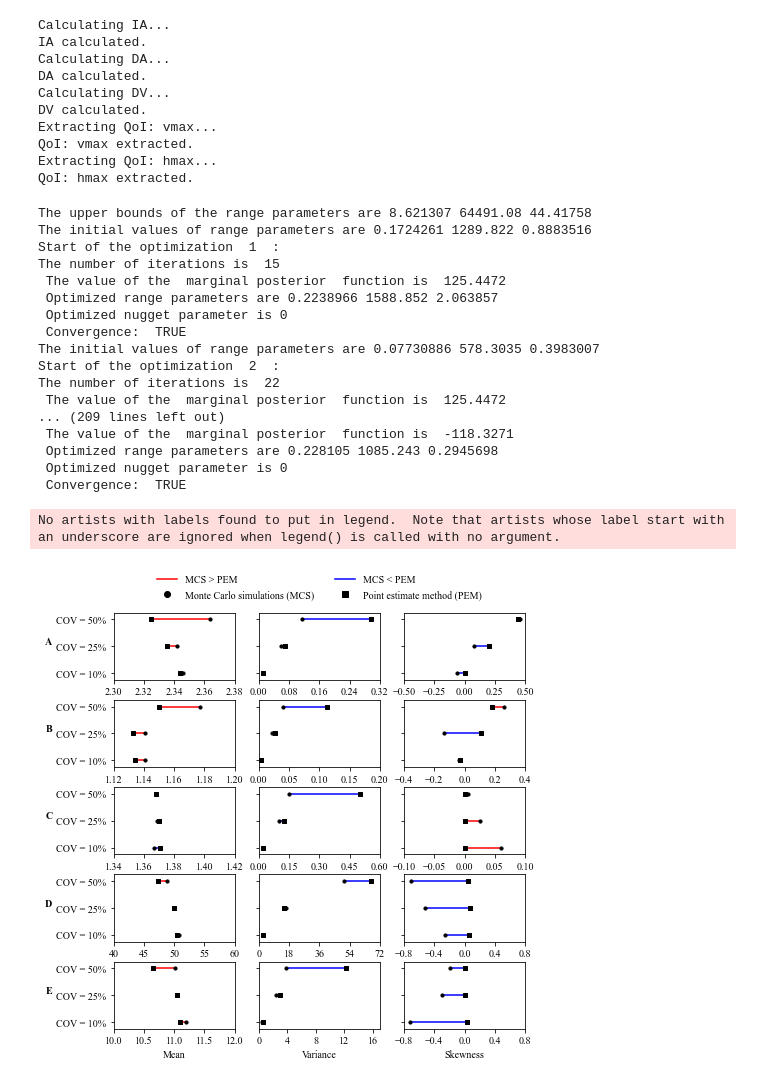
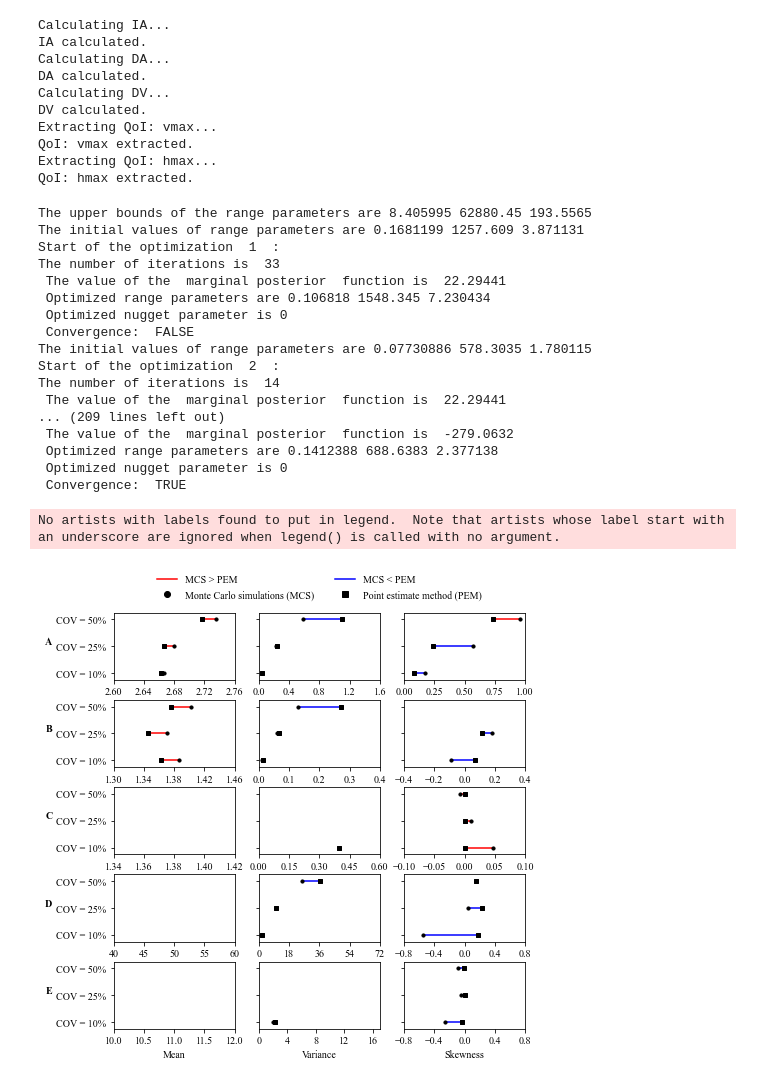
Before and after one commit to yildizanil/frontiers_yildizetal, a Jupyter notebook: figures/scripts/figY.ipynb, the cells around one changed output. Cells and saved outputs as stored; diff of their text form; code cells hidden in the pictures.

```diff
--- a/figures/scripts/figY.ipynb
+++ b/figures/scripts/figY.ipynb
@@ -43,32 +43,32 @@ f_names = ['mean','var','skew']
 mcs_moments = {}
 for i in scalars:
     for j in mcs_analysis:
-        path = 'files/input/input_' + j + '_simple.csv'
+        path = 'files/input/input_' + j + '_acheron.csv'
         filepath = pkg_resources.resource_filename('frontiers_yildizetal', path)
         input = pd.read_csv(filepath).to_numpy()
 
-        predicted = simple.predict_scalar(i, input)[0]
+        predicted = ac.predict_scalar(i, input)[0]
         for k, f in enumerate(funcs):
             naming = j + '_' + i + '_' + f_names[k]
             mcs_moments[naming] = round(f(predicted),3)
 # %% [output]
-The upper bounds of the range parameters are 8.621307 64491.08 44.41758
-The initial values of range parameters are 0.1724261 1289.822 0.8883516
+The upper bounds of the range parameters are 8.405995 62880.45 193.5565
+The initial values of range parameters are 0.1681199 1257.609 3.871131
 Start of the optimization  1  :
-The number of iterations is  15
- The value of the  marginal posterior  function is  125.4472
- Optimized range parameters are 0.2238966 1588.852 2.063857
+The number of iterations is  33
+ The value of the  marginal posterior  function is  22.29441
+ Optimized range parameters are 0.106818 1548.345 7.230434
+ Optimized nugget parameter is 0
+ Convergence:  FALSE
+The initial values of range parameters are 0.07730886 578.3035 1.780115
+Start of the optimization  2  :
+The number of iterations is  14
+ The value of the  marginal posterior  function is  22.29441
+... (209 lines left out)
+ The value of the  marginal posterior  function is  -279.0632
+ Optimized range parameters are 0.1412388 688.6383 2.377138
  Optimized nugget parameter is 0
  Convergence:  TRUE
-The initial values of range parameters are 0.07730886 578.3035 0.3983007
-Start of the optimization  2  :
-The number of iterations is  22
- The value of the  marginal posterior  function is  125.4472
-... (209 lines left out)
- The value of the  marginal posterior  function is  -118.3271
- Optimized range parameters are 0.228105 1085.243 0.2945698
- Optimized nugget parameter is 0
- Convergence:  TRUE
 # %%
 pem_moments = {}
 for i, mcs in enumerate(pem_analysis):
@@ -106,8 +106,8 @@ fig, ((ax1,ax2,ax3), (ax4,ax5,ax6), (ax7,ax8,ax9), (ax10,ax11,ax12), (ax13,ax14,
 ax1.scatter(ia_mean[0:6:2],x[0:6:2],color='k',marker='o', s=10)
 ax1.scatter(ia_mean[1:7:2],x[0:6:2],color='k',marker='s', s=10)
 ax1.hlines(y=[1,2,3], xmin=ia_mean[0:6:2],xmax=ia_mean[1:7:2],color=['r','r','r'],zorder=0)
-ax1.set_xlim(2.3,2.38)
-ax1.set_xticks(np.arange(2.3,2.39,0.02))
+ax1.set_xlim(2.6,2.76)
+ax1.set_xticks(np.arange(2.6,2.77,0.04))
 ax1.set_ylim(0.75,3.25)
 ax1.set_yticks((1,2,3))
 ax1.set_yticklabels(('COV = 10%','COV = 25%','COV = 50%'))
@@ -117,8 +117,8 @@ ax2.scatter(ia_var[0:6:2],x[0:6:2],color='k',marker='o', s=10)
 ax2.scatter(ia_var[1:7:2],x[0:6:2],color='k',marker='s', s=10)
 ax2.hlines(y=[1,2,3], xmin=ia_var[0:6:2],xmax=ia_var[1:7:2],color=['b','b','b'],zorder=0)
 ax2.set_ylim(0.75,3.25)
-ax2.set_xlim(0,0.32)
-ax2.set_xticks(np.arange(0,0.33,0.08))
+ax2.set_xlim(0,1.6)
+ax2.set_xticks(np.arange(0,1.7,0.4))
 ax2.legend(loc='upper center', bbox_to_anchor=(0.5, 1.4),
            ncol=2,frameon=False,fancybox=False)
 ax2.legend([Line2D([0],[0],color='r'),Line2D([0],[0],marker='o',color='k',lw=0),
@@ -129,16 +129,16 @@ ax2.legend([Line2D([0],[0],color='r'),Line2D([0],[0],marker='o',color='k',lw=0),
 
 ax3.scatter(ia_skew[0:6:2],x[0:6:2],color='k',marker='o', s=10)
 ax3.scatter(ia_skew[1:7:2],x[0:6:2],color='k',marker='s', s=10)
-ax3.set_xlim(-0.5,0.5)
+ax3.set_xlim(0, 1)
 ax3.set_ylim(0.75,3.25)
 ax3.hlines(y=[1,2,3], xmin=ia_skew[0:6:2],xmax=ia_skew[1:7:2],color=['b','b','r'],zorder=0)
-ax3.set_xticks(np.arange(-0.5,0.51,0.25))
+ax3.set_xticks(np.arange(0,1.1,0.25))
 
 ax4.hlines(y=[1,2,3], xmin=da_mean[0:6:2],xmax=da_mean[1:7:2],color=['r','r','r'],zorder=0)
 ax4.scatter(da_mean[0:6:2],x[0:6:2],color='k',marker='o', s=10)
 ax4.scatter(da_mean[1:7:2],x[0:6:2],color='k',marker='s', s=10)
-ax4.set_xlim(1.12,1.20)
-ax4.set_xticks(np.arange(1.12,1.21,0.02))
+ax4.set_xlim(1.3,1.46)
+ax4.set_xticks(np.arange(1.3,1.47,0.04))
 ax4.set_ylim(0.75,3.25)
 ax4.set_yticks((1,2,3))
 ax4.set_yticklabels(('COV = 10%','COV = 25%','COV = 50%'))
@@ -148,8 +148,8 @@ ax5.hlines(y=[1,2,3], xmin=da_var[0:6:2],xmax=da_var[1:7:2],color=['b','b','b'],
 ax5.scatter(da_var[0:6:2],x[0:6:2],color='k',marker='o', s=10)
 ax5.scatter(da_var[1:7:2],x[0:6:2],color='k',marker='s', s=10)
 ax5.set_ylim(0.75,3.25)
-ax5.set_xlim(0,0.2)
-ax5.set_xticks(np.arange(0,0.21,0.05))
+ax5.set_xlim(0,0.4)
+ax5.set_xticks(np.arange(0,0.41,0.1))
 
 ax6.hlines(y=[1,2,3], xmin=da_skew[0:6:2],xmax=da_skew[1:7:2],color=['b','b','r'],zorder=0)
 ax6.scatter(da_skew[0:6:2],x[0:6:2],color='k',marker='o', s=10)
@@ -214,32 +214,32 @@ ax13.set_yticklabels(('COV = 10%','COV = 25%','COV = 50%'))
 ax13.set_ylim(0.75,3.25)
 ax13.set_xlim(10,12)
 ax13.set_xticks(np.arange(10,12.1,0.5))
 ax13.set_ylabel('E',rotation=0, ha='right',weight='bold')
 ax13.set_xlabel('Mean')
 
 ax14.hlines(y=[1,2,3], xmin=hmax_var[0:6:2],xmax=hmax_var[1:7:2],color=['b','b','b'],zorder=0)
 ax14.scatter(hmax_var[0:6:2],x[0:6:2],color='k',marker='o', s=10)
 ax14.scatter(hmax_var[1:7:2],x[0:6:2],color='k',marker='s', s=10)
 ax14.set_ylim(0.75,3.25)
 ax14.set_xlim(0,17)
 ax14.set_xticks(np.arange(0,17,4))
 ax14.set_xlabel('Variance')
 
 ax15.hlines(y=[1,2,3], xmin=hmax_skew[0:6:2],xmax=hmax_skew[1:7:2],color=['b','b','b'],zorder=0)
 ax15.scatter(hmax_skew[0:6:2],x[0:6:2],color='k',marker='o', s=10)
 ax15.scatter(hmax_skew[1:7:2],x[0:6:2],color='k',marker='s', s=10)
 ax15.set_ylim(0.75,3.25)
 ax15.set_xlim(-0.8,0.8)
 ax15.set_xticks(np.arange(-0.8,0.81,0.4))
 ax15.set_xlabel('Skewness')
 
 plt.rcParams['figure.figsize'] = [18/2.54,18/2.54]
 plt.rcParams['font.family'] = 'Times New Roman'
 plt.rcParams['font.size'] = 10
 plt.tight_layout()
 plt.subplots_adjust(wspace=0.2,hspace=0.3)
 
-plt.savefig('FigX.pdf', format='pdf', bbox_inches='tight', facecolor='w')
+plt.savefig('FigY.pdf', format='pdf', bbox_inches='tight', facecolor='w')
 # %% [output]
 No artists with labels found to put in legend.  Note that artists whose label start with an underscore are ignored when legend() is called with no argument.
-[figure, old version]
+[figure, new version]
```
